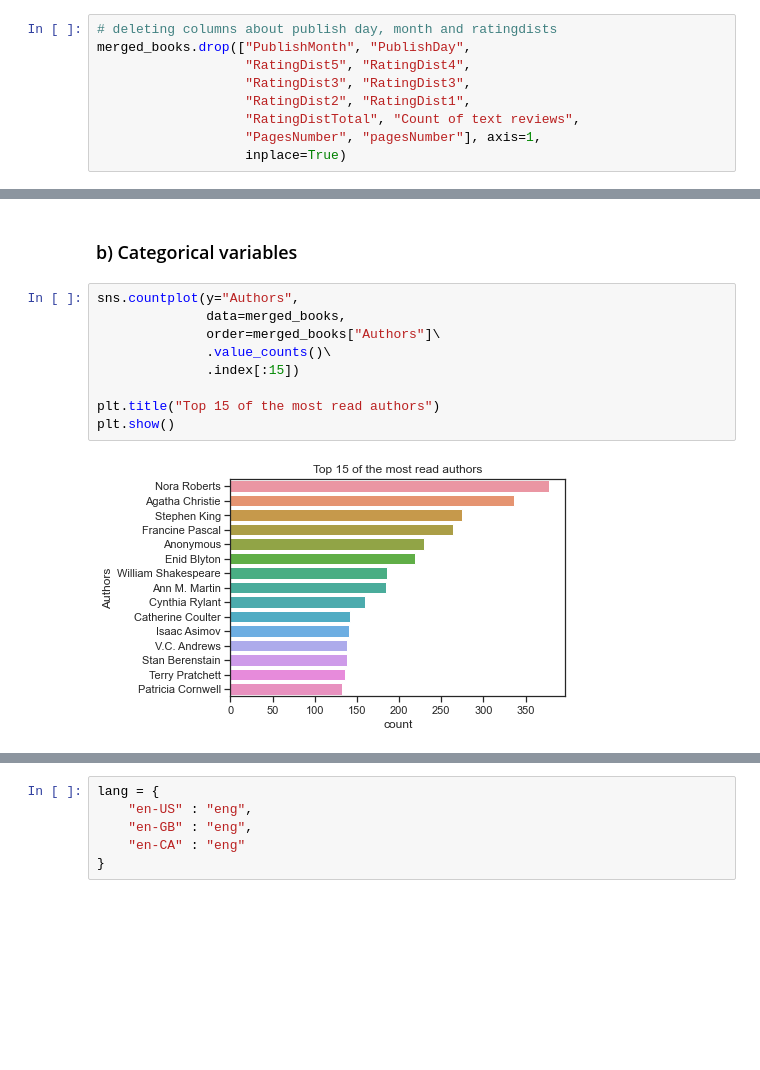
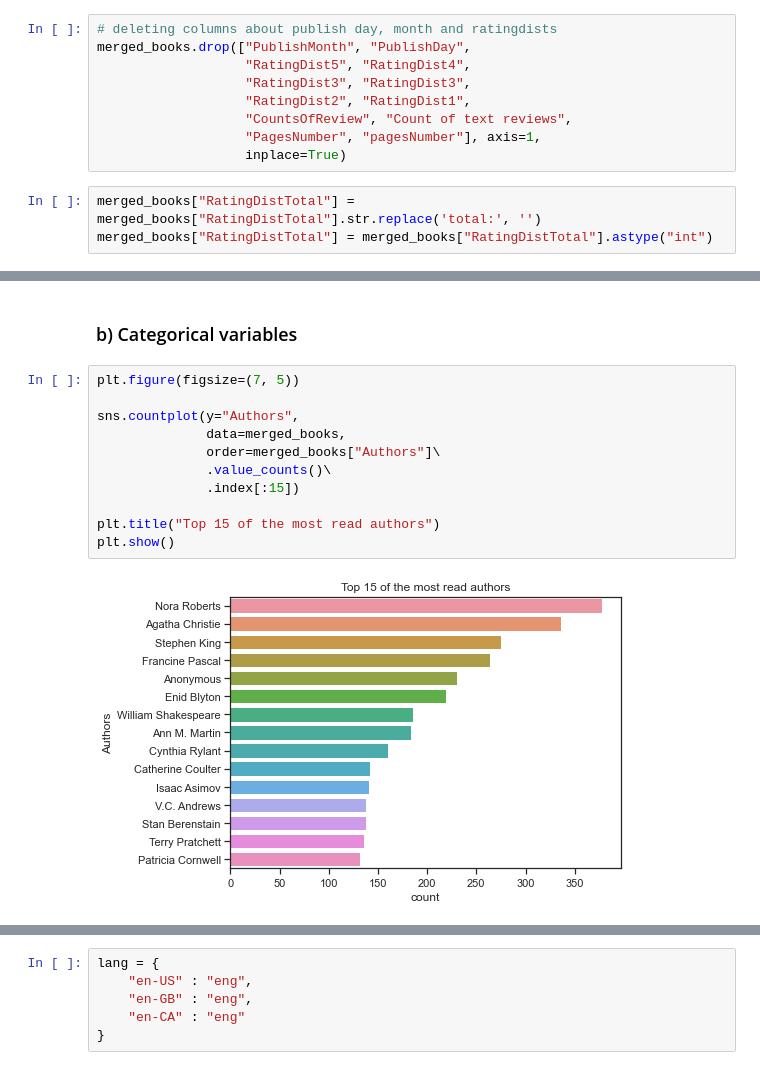
Before and after one commit to cecilegltslmcs/recommender_sys_books, a Jupyter notebook: P7_01_notebookcleaning.ipynb, the cells around one changed output, grey strips where cells are left out. Cells and saved outputs as stored; diff of their text form; blank space fills up the shorter version.

Commit message:
changing number of ratings count

```diff
--- a/P7_01_notebookcleaning.ipynb
+++ b/P7_01_notebookcleaning.ipynb
@@ -65,9 +89,12 @@ merged_books.drop(["PublishMonth", "PublishDay",
                    "RatingDist5", "RatingDist4",
                    "RatingDist3", "RatingDist3",
                    "RatingDist2", "RatingDist1",
-                   "RatingDistTotal", "Count of text reviews",
+                   "CountsOfReview", "Count of text reviews",
                    "PagesNumber", "pagesNumber"], axis=1,
                    inplace=True)
+# %%
+merged_books["RatingDistTotal"] = merged_books["RatingDistTotal"].str.replace('total:', '')
+merged_books["RatingDistTotal"] = merged_books["RatingDistTotal"].astype("int")
 # %%
 merged_books.head()
 # %% [output]
@@ -183,14 +210,16 @@ plt.show()
 # %% [markdown]
 ### b) Categorical variables
 # %%
+plt.figure(figsize=(7, 5))
+
 sns.countplot(y="Authors",
               data=merged_books,
               order=merged_books["Authors"]\
               .value_counts()\
               .index[:15])
 
 plt.title("Top 15 of the most read authors")
 plt.show()
 # %% [output]
-[figure, old version]
+[figure, new version]
 # %%
```
Also changed, not shown: parts of 17 cells of this notebook.
